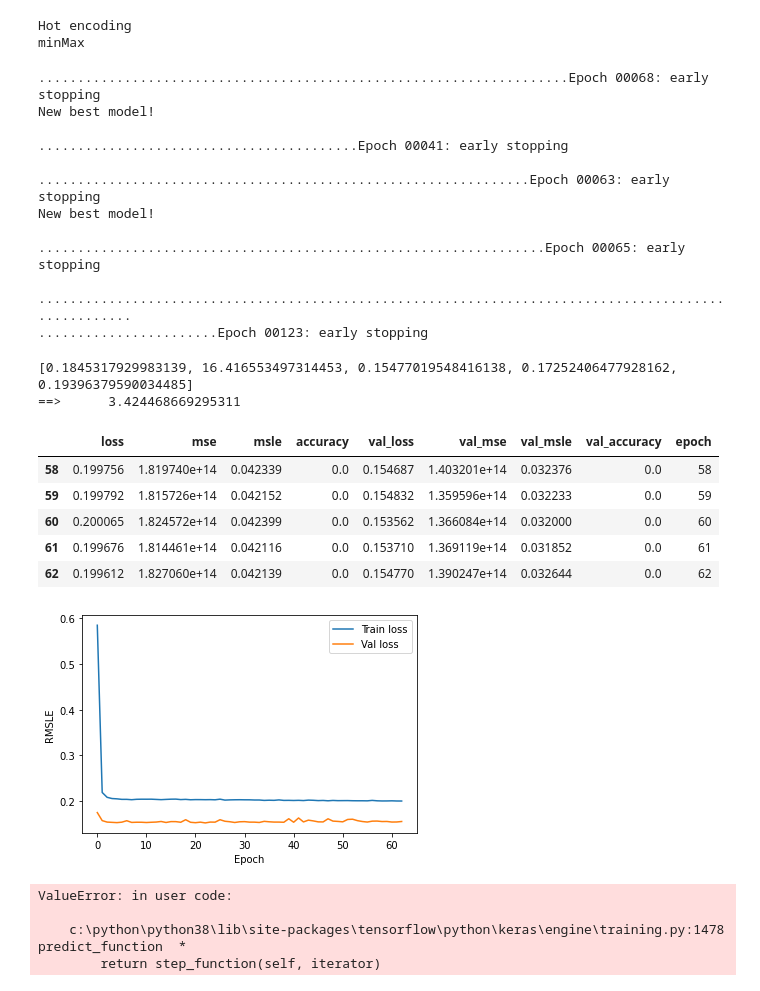
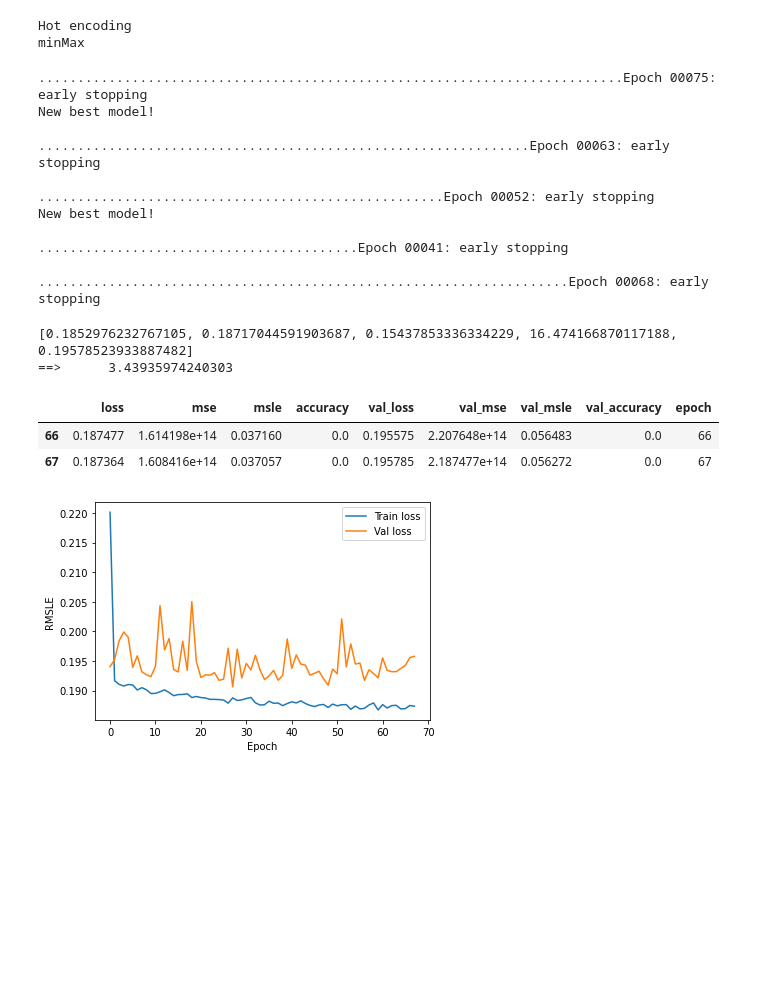
Before and after one commit to henrfj/TDT4173-ML, a Jupyter notebook: henrik-testsite/henrik_ensemble.ipynb, the cells around one changed output. Drawn from its saved outputs; the diff is of its cells as text; code cells hidden in the pictures; blank space fills up the shorter version.

```diff
--- a/henrik-testsite/henrik_ensemble.ipynb
+++ b/henrik-testsite/henrik_ensemble.ipynb
@@ -256,19 +260,0 @@ For now, just a copy of XGBoost advisor...
-# %%
-# ALL, and building ID!
-features =           ["building_id", # For grouping
-                      "area_total", "area_kitchen", "area_living", "floor", "ceiling", "stories", "rooms", "bathrooms_private", "bathrooms_shared", "balconies","loggias", "phones", "latitude", "longitude", "constructed", # Numerical
-                     "layout", "condition", "district", "material", "parking", "heating", "seller", #Categorical
-                      "windows_court", "windows_street", "new", "elevator_without", "elevator_passenger", "elevator_service", "garbage_chute"] # Bool
-                     #"street", "address"] #String
-
-numerical_features = ["area_total", "area_kitchen", "area_living", "floor",
-                      "ceiling", "stories", "rooms", "bathrooms_private", "bathrooms_shared", "balconies","loggias", "phones", "latitude", "longitude", "constructed"]
-
-cat_features = ["layout", "condition", "district", "material", "parking", "heating", "seller"]
-
-droptable = ['longitude', 'latitude']
-
-train_labels, train_targets, test_labels = pre_process_numerical(features, numerical_features, train, test,
-                    outliers_value=7, val_data=False, val_split=0.1, random_state=42, scaler="minMax",
-                    add_R=True, add_rel_height=True, add_spacious=True, droptable=droptable,
-                    one_hot_encode=True, cat_features=cat_features, drop_old=True)
@@ -466,49 +424,43 @@ model_params = ([18, 18, 18], tf.nn.leaky_relu,
 # %%
 ann_scores, models, best_model, hists = ANN_groupKFold(5, model_params, train_labels, train_targets)
 # %% [output]
-....................................................................Epoch 00068: early stopping
+...........................................................................Epoch 00075: early stopping
+New best model!
+
+...............................................................Epoch 00063: early stopping
+
+....................................................Epoch 00052: early stopping
 New best model!
 
 .........................................Epoch 00041: early stopping
 
-...............................................................Epoch 00063: early stopping
-New best model!
-
-.................................................................Epoch 00065: early stopping
-
-....................................................................................................
-.......................Epoch 00123: early stopping
+....................................................................Epoch 00068: early stopping
 # %%
 print(ann_scores)
 print("==>\t", np.average(ann_scores))
 # %% [output]
-[0.1845317929983139, 16.416553497314453, 0.15477019548416138, 0.17252406477928162, 0.19396379590034485]
-==>      3.424468669295311
+[0.1852976232767105, 0.18717044591903687, 0.15437853336334229, 16.474166870117188, 0.19578523933887482]
+==>      3.43935974240303
 # %%
 # Results
-history = hists[2]
+history = hists[4]
 hist = pd.DataFrame(history.history)
 hist['epoch'] = history.epoch
 #hist.loc[hist["val_loss"]==hist["val_loss"].min()]
-hist.tail(5)
+display(hist.tail(2))
+plt.figure()
+plt.xlabel('Epoch')
+plt.ylabel('RMSLE')
+#plt.yscale("log")
+plt.plot(hist['epoch'], hist['loss'], label='Train loss')
+plt.plot(hist['epoch'], hist['val_loss'], label = 'Val loss')
+plt.legend()
+plt.show()
 # %% [output]
 |  | loss | mse | msle | accuracy | val_loss | val_mse | val_msle | val_accuracy | epoch |
-| 58 | 0.199756 | 1.819740e+14 | 0.042339 | 0.0 | 0.154687 | 1.403201e+14 | 0.032376 | 0.0 | 58 |
-| 59 | 0.199792 | 1.815726e+14 | 0.042152 | 0.0 | 0.154832 | 1.359596e+14 | 0.032233 | 0.0 | 59 |
-| 60 | 0.200065 | 1.824572e+14 | 0.042399 | 0.0 | 0.153562 | 1.366084e+14 | 0.032000 | 0.0 | 60 |
-| 61 | 0.199676 | 1.814461e+14 | 0.042116 | 0.0 | 0.153710 | 1.369119e+14 | 0.031852 | 0.0 | 61 |
-| 62 | 0.199612 | 1.827060e+14 | 0.042139 | 0.0 | 0.154770 | 1.390247e+14 | 0.032644 | 0.0 | 62 |
+| 66 | 0.187477 | 1.614198e+14 | 0.037160 | 0.0 | 0.195575 | 2.207648e+14 | 0.056483 | 0.0 | 66 |
+| 67 | 0.187364 | 1.608416e+14 | 0.037057 | 0.0 | 0.195785 | 2.187477e+14 | 0.056272 | 0.0 | 67 |
+[figure, added]
-# %%
-plt.figure()
-plt.xlabel('Epoch')
-plt.ylabel('RMSLE')
-#plt.yscale("log")
-plt.plot(hist['epoch'], hist['loss'], label='Train loss')
-plt.plot(hist['epoch'], hist['val_loss'], label = 'Val loss')
-plt.legend()
-plt.show()
-# %% [output]
-[figure, removed]
 # %%
 # deep_king_1: uses same features as deep advisor, and same model type as 8_4.
 # deep_king_2: is the same, just re-running deep_advisor for better score. NB: deleted...
@@ -516,10 +468,5 @@ plt.show()
 # deep_king_4: removes regularization, is a little less wide (64)        - NB! Also used leaky relu! Regularization was removed: improved slightly!
 # deep_king_5: removes all other than the pre-trained ones!              - Completely different test. Made a lot of copies.
 # %%
-predict_and_store(models[4], # best_model,
-                  test_labels.drop(["building_id"], axis=1), test, path="ensemble_predictions/deep_king_5_4", exponential=False)
+predict_and_store(best_model, #models[4],
+                  test_labels.drop(["building_id"], axis=1), test, path="ensemble_predictions/deep_king_5_5", exponential=False)
-# %% [output]
-ValueError: in user code:
-
-    c:\python\python38\lib\site-packages\tensorflow\python\keras\engine\training.py:1478 predict_function  *
-        return step_function(self, iterator)
```
Also changed, not shown: parts of 30 cells of this notebook, 19 other files.
